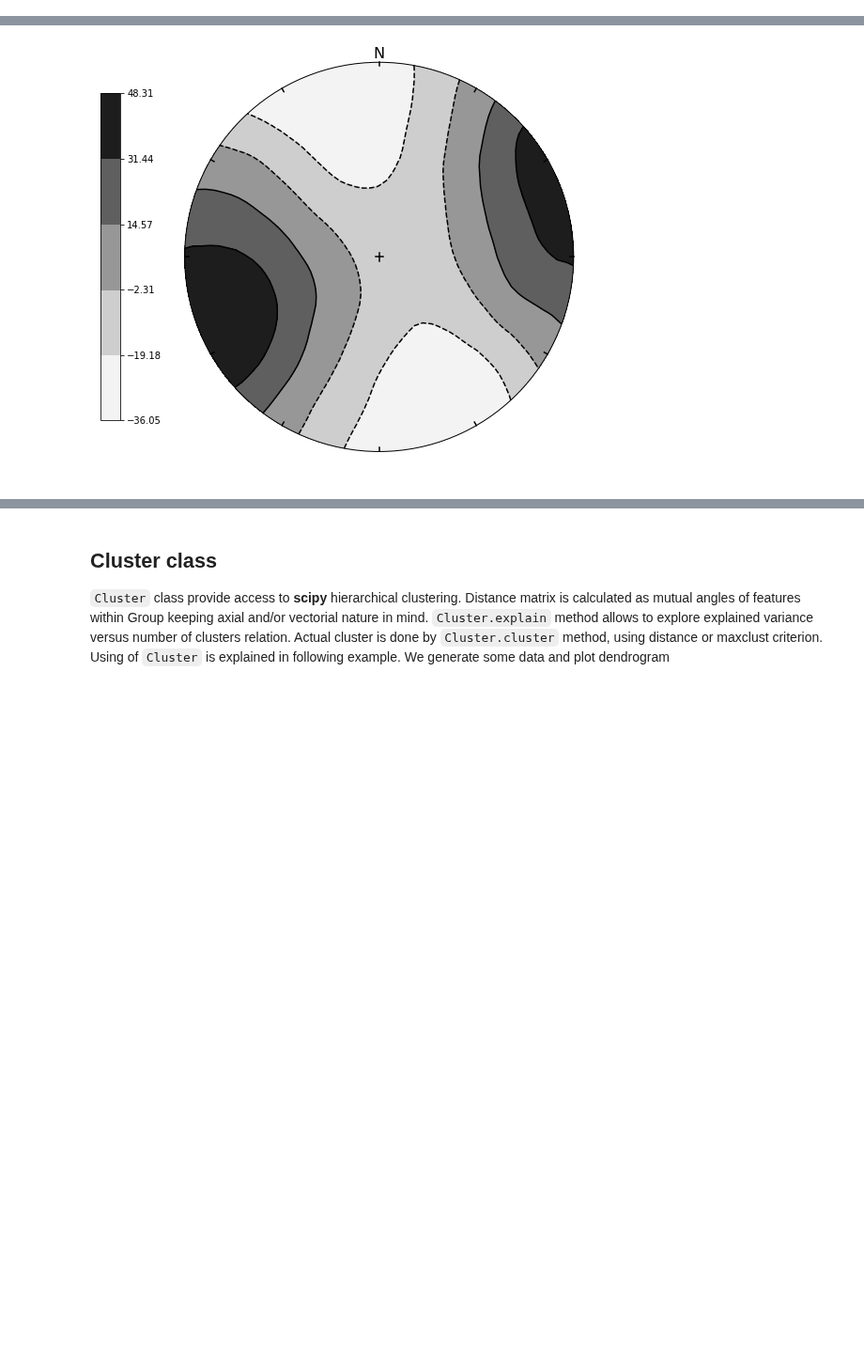
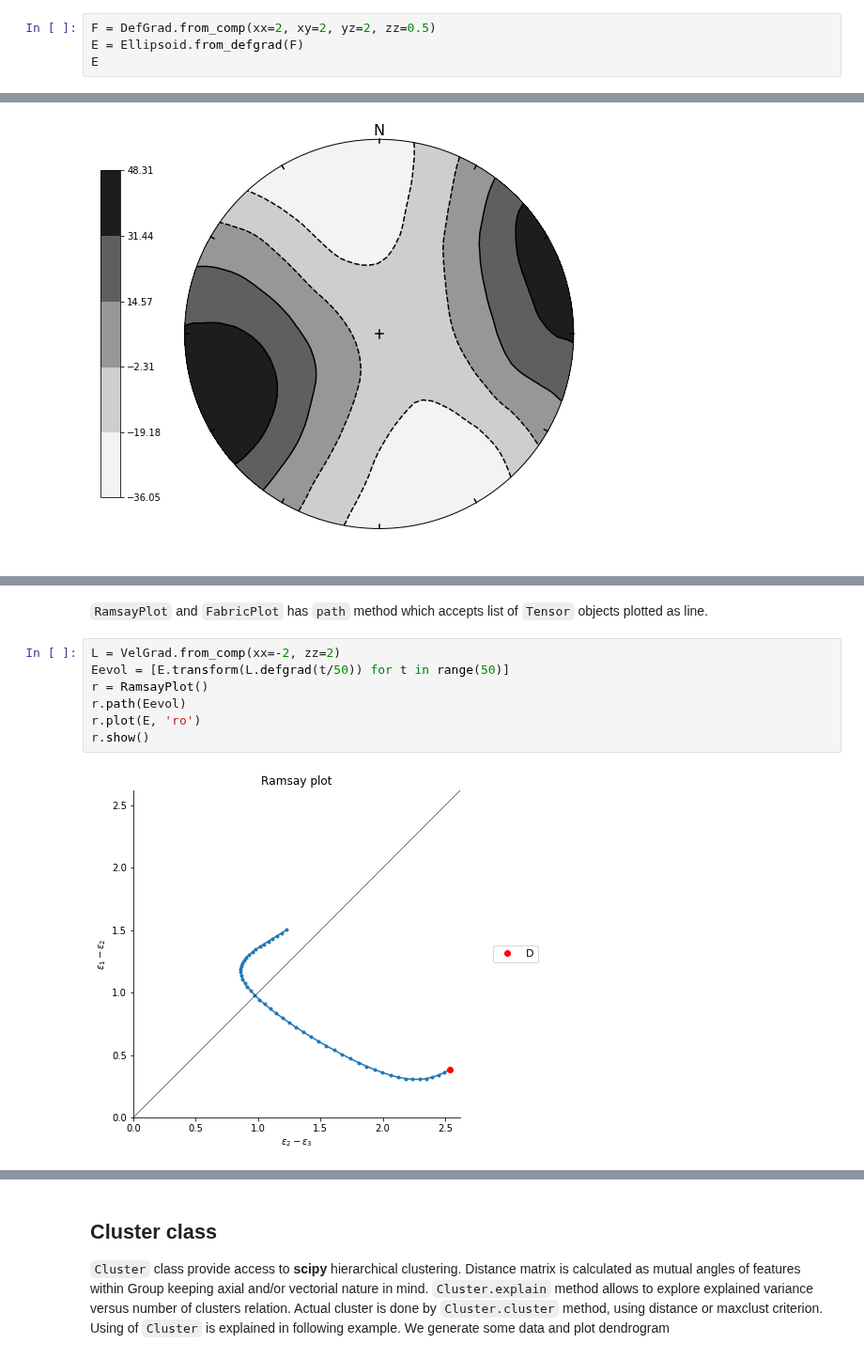
Before and after one commit to ondrolexa/apsg, a Jupyter notebook: examples/apsg_tutorial.ipynb, the cells around one changed output, grey strips where cells are left out. Shown at 94% size. Cells and saved outputs as stored; diff of their text form; blank space fills up the shorter version.

```diff
--- a/examples/apsg_tutorial.ipynb
+++ b/examples/apsg_tutorial.ipynb
@@ -283,0 +307,4 @@ ot.P, ot.G, ot.R
+# %%
+F = DefGrad.from_comp(xx=2, xy=2, yz=2, zz=0.5)
+E = Ellipsoid.from_defgrad(F)
+E
@@ -402,0 +449,11 @@ FabricPlot(g1, g2, g3);
+# %% [markdown]
+``RamsayPlot`` and ``FabricPlot`` has ``path`` method which accepts list of ``Tensor`` objects plotted as line.
+# %%
+L = VelGrad.from_comp(xx=-2, zz=2)
+Eevol = [E.transform(L.defgrad(t/50)) for t in range(50)]
+r = RamsayPlot()
+r.path(Eevol)
+r.plot(E, 'ro')
+r.show()
+# %% [output]
+[figure, added]
```
Also changed, not shown: parts of 29 cells of this notebook, 9 other files.
